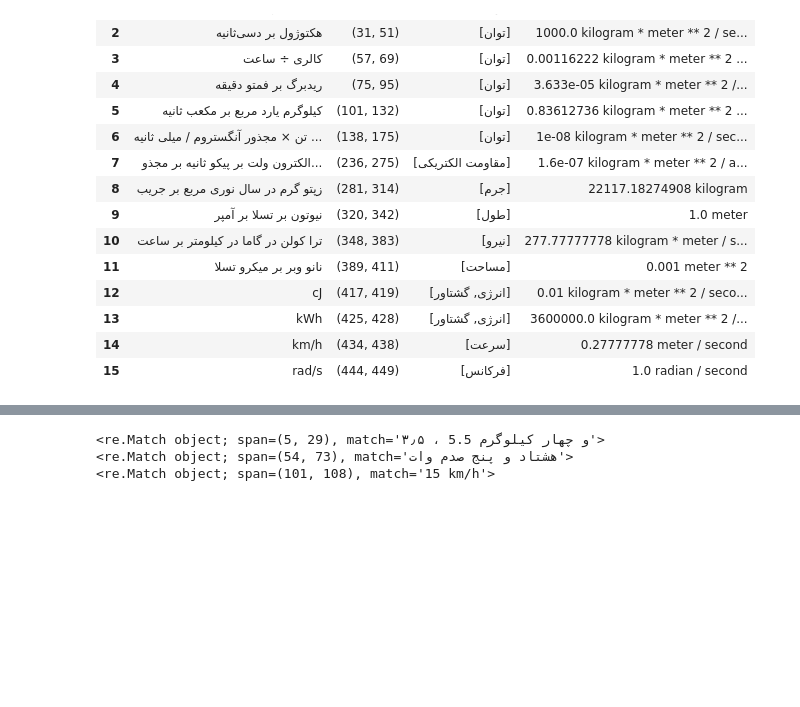
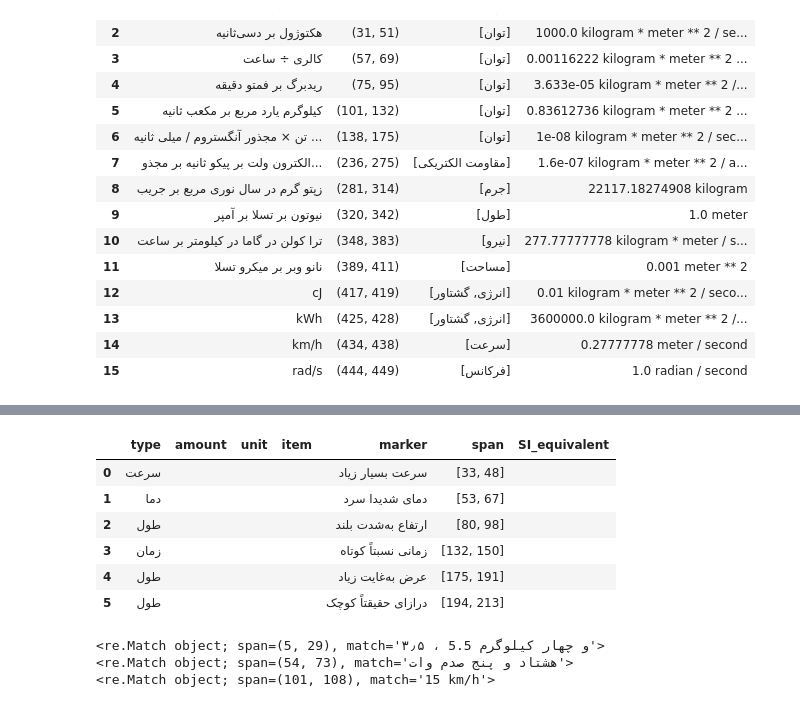
Before and after one commit to arshandalili/mir-units-of-measurements, a Jupyter notebook: units_of_measurement.ipynb, the cells around one changed output, grey strips where cells are left out. Cells and saved outputs as stored; diff of their text form; code cells hidden in the pictures; blank space fills up the shorter version.

Commit message:
Add qualitative expressions to main notebook
Co-authored-by: Arshan Dalili <arshandalili@users.noreply.github.com>
Co-authored-by: MohammadHejri <MohammadHejri@users.noreply.github.com>

```diff
--- a/units_of_measurement.ipynb
+++ b/units_of_measurement.ipynb
@@ -456,12 +439,3 @@ class ExtractedQuantity:
             'span': self.span,
             'SI_equivalent': self.SI_equivalent,
         }
-# %%
-# Here
-tree()
-text = 'تغییرات سرعت نسبت به زمان'
-tagger = hazm.POSTagger(model = 'resources/hazm/postagger.model')
-tagged = tagger.tag(hazm.word_tokenize(text))
-chunker = hazm.Chunker(model='resources/hazm/chunker.model')
-t = chunker.parse(tagged)
-hazm.tree2brackets(chunker.parse(tagged))
@@ -469,0 +490,4 @@ hazm.tree2brackets(chunker.parse(tagged))
+# %%
+quantities_word_network = {}
+with open('resources/dataset/quantities_word_network.json', 'r', encoding='utf-8') as file:
+    quantities_word_network = json.load(file)
@@ -470,3 +506,19 @@ hazm.tree2brackets(chunker.parse(tagged))
+# %%
+sample = '''ما در ابتدا یک ماشین دیدیم که با سرعت بسیار زیاد
+ در دمای شدیدا سرد قطب جنوب در ارتفاع به‌شدت بلند در حال رانندگی بود.
+ سپس مردی در زمانی نسبتاً کوتاه شروع به پیاده‌شدن کرد.
+ عرض به‌غایت زیاد و درازای حقیقتاً کوچک از ویژگی‌های آن ماشین بود.'''
+
+result = extract_qualitative_expressions(sample, tagger, quantities_word_network)
+pd.DataFrame(result)
+# %% [output]
+|  | type | amount | unit | item | marker | span | SI_equivalent |
+| 0 | سرعت |  |  |  | سرعت بسیار زیاد | [33, 48] |  |
+| 1 | دما |  |  |  | دمای شدیدا سرد | [53, 67] |  |
+| 2 | طول |  |  |  | ارتفاع به‌شدت بلند | [80, 98] |  |
+| 3 | زمان |  |  |  | زمانی نسبتاً کوتاه | [132, 150] |  |
+| 4 | طول |  |  |  | عرض به‌غایت زیاد | [175, 191] |  |
+| 5 | طول |  |  |  | درازای حقیقتاً کوچک | [194, 213] |  |
 # %%
 from number_extractor import *
 from unit_extractor import *
```
Also changed, not shown: parts of 7 cells of this notebook, 2 other files.
